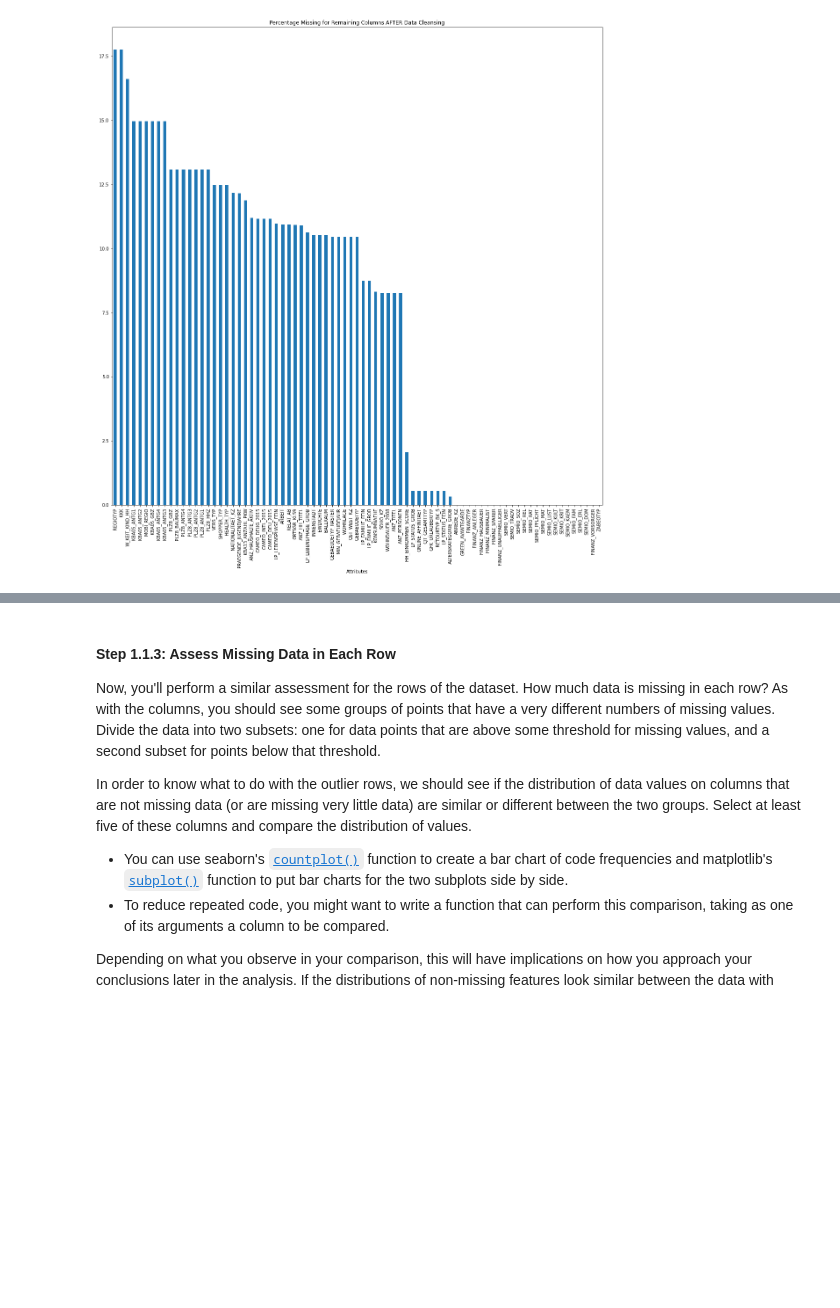
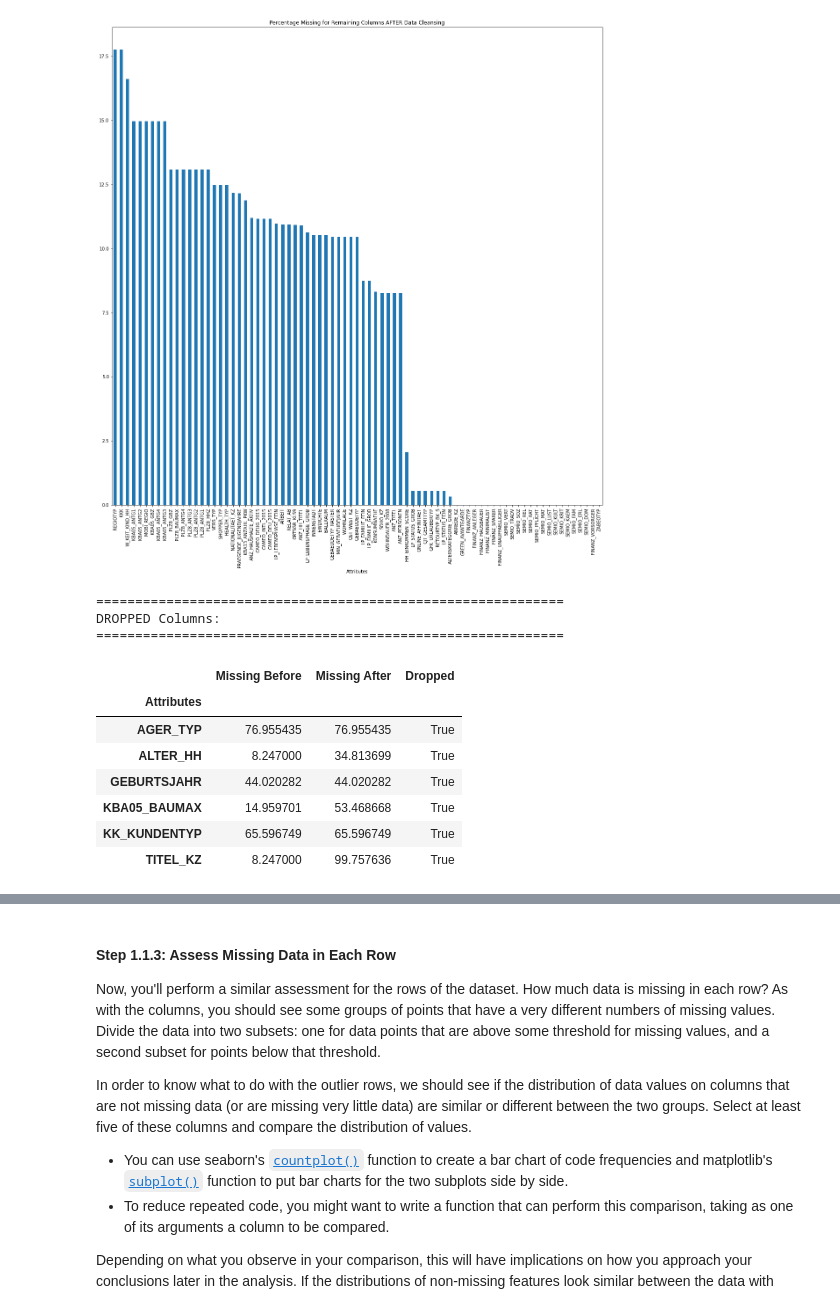
Before and after one commit to jmnickerson05/udacity_identify_customer_segments, a Jupyter notebook: Identify_Customer_Segments.ipynb, the cells around one changed output, grey strips where cells are left out. Cells and saved outputs as stored; diff of their text form; code cells hidden in the pictures; blank space fills up the shorter version.

```diff
--- a/Identify_Customer_Segments.ipynb
+++ b/Identify_Customer_Segments.ipynb
@@ -358,0 +349,16 @@ corrs = azdias.isnull().corr()
+# %%
+sep = '='*60
+print(f'{sep}\nDROPPED Columns:\n{sep}')
+display(sgmt.perc_missing.query('Dropped == True'))
+# %% [output]
+============================================================
+DROPPED Columns:
+============================================================
+|  | Missing Before | Missing After | Dropped |
+| Attributes |  |  |  |
+| AGER_TYP | 76.955435 | 76.955435 | True |
+| ALTER_HH | 8.247000 | 34.813699 | True |
+| GEBURTSJAHR | 44.020282 | 44.020282 | True |
+| KBA05_BAUMAX | 14.959701 | 53.468668 | True |
+| KK_KUNDENTYP | 65.596749 | 65.596749 | True |
+| TITEL_KZ | 8.247000 | 99.757636 | True |
```
Also changed, not shown: parts of 7 cells of this notebook.
